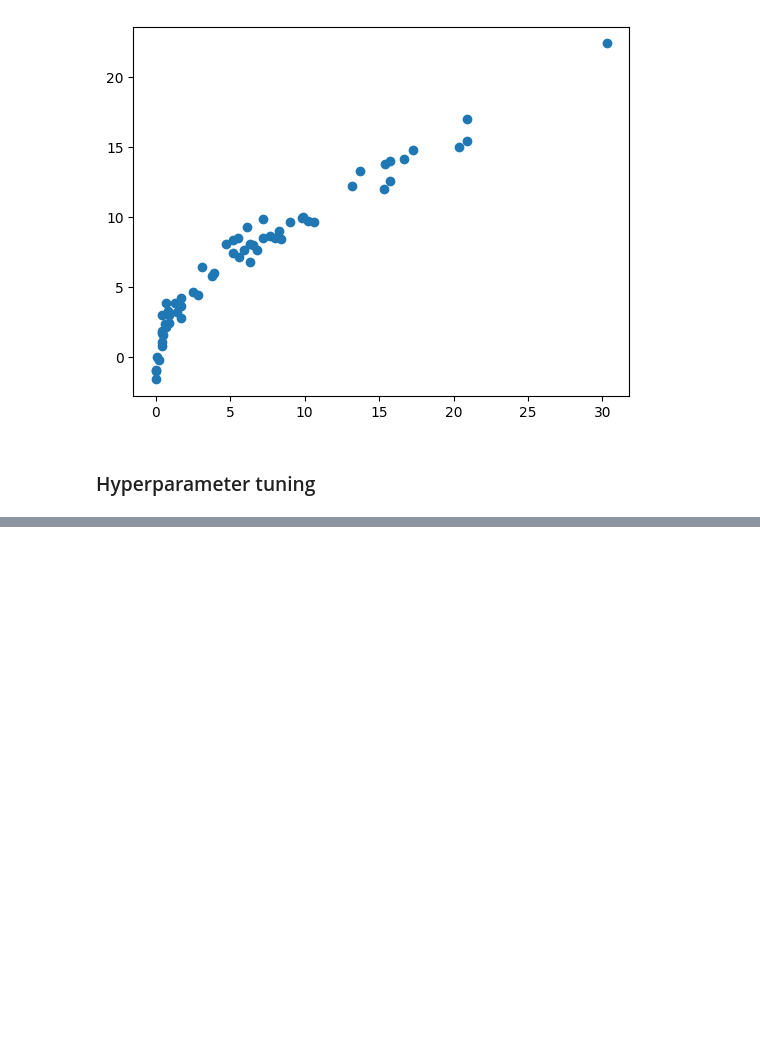
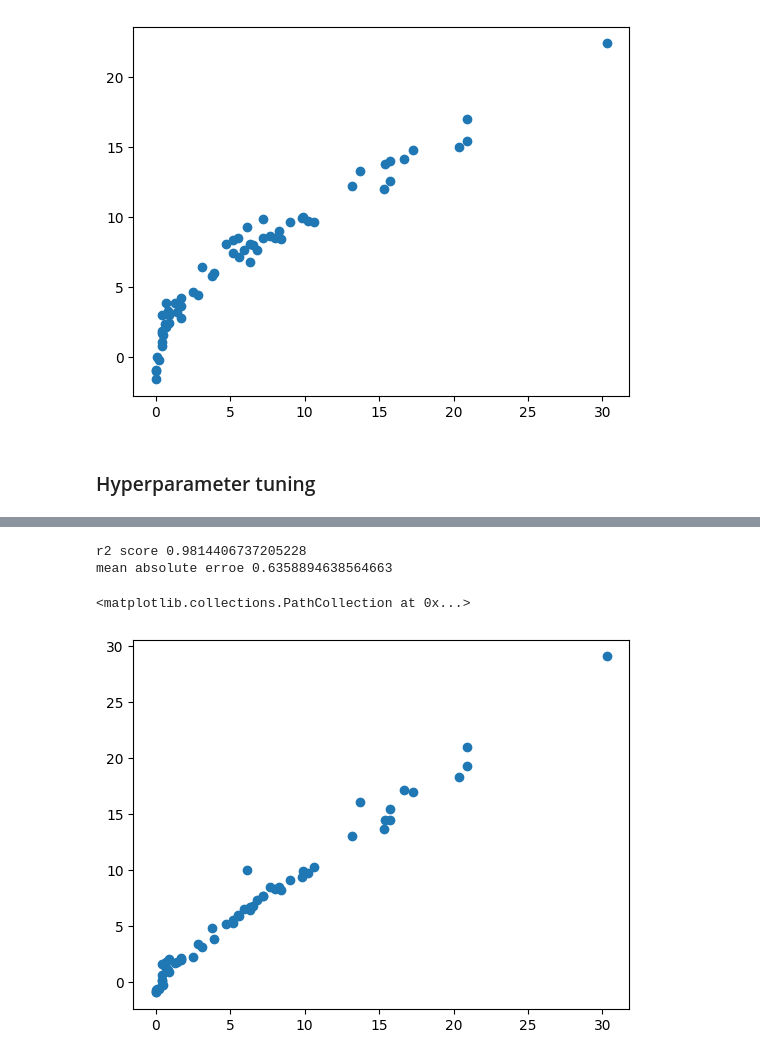
Before and after one commit to pushpak-2099/AIML, a Jupyter notebook: Forest_Fires_project/forest_fire.ipynb, the cells around one changed output, grey strips where cells are left out. Cells and saved outputs as stored; diff of their text form; code cells hidden in the pictures; blank space fills up the shorter version.

```diff
--- a/Forest_Fires_project/forest_fire.ipynb
+++ b/Forest_Fires_project/forest_fire.ipynb
@@ -240,0 +260,21 @@ mean absolute erroe 1.8822353634895999
+# %%
+#cross validation for lasso
+from sklearn.linear_model import LassoCV
+from sklearn.metrics import r2_score,mean_absolute_error
+
+lasso_cv=LassoCV()
+lasso_cv.fit(X_train_scaled,y_train)
+y_pred=lasso_cv.predict(X_test_scaled)
+
+
+score=r2_score(y_test,y_pred)
+print("r2 score",score)
+mae=mean_absolute_error(y_test,y_pred)
+print("mean absolute erroe",mae)
+
+plt.scatter(y_test,y_pred)
+# %% [output]
+r2 score 0.9814406737205228
+mean absolute erroe 0.6358894638564663
+<matplotlib.collections.PathCollection at 0x...>
+[figure, added]
```
Also changed, not shown: parts of 2 cells of this notebook.
